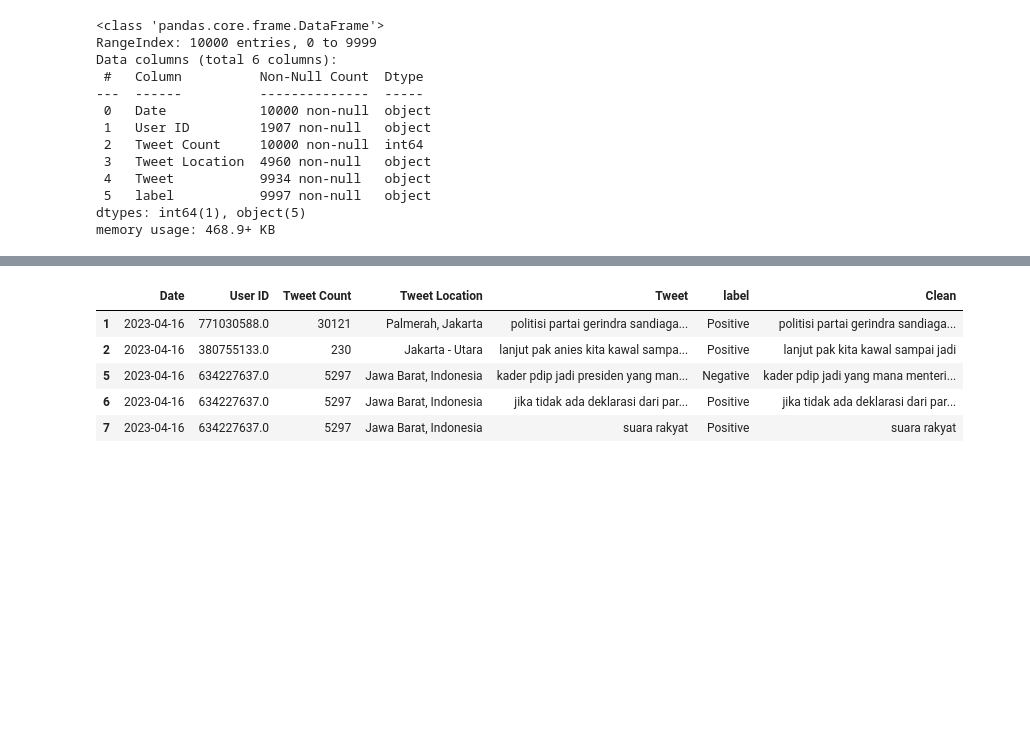
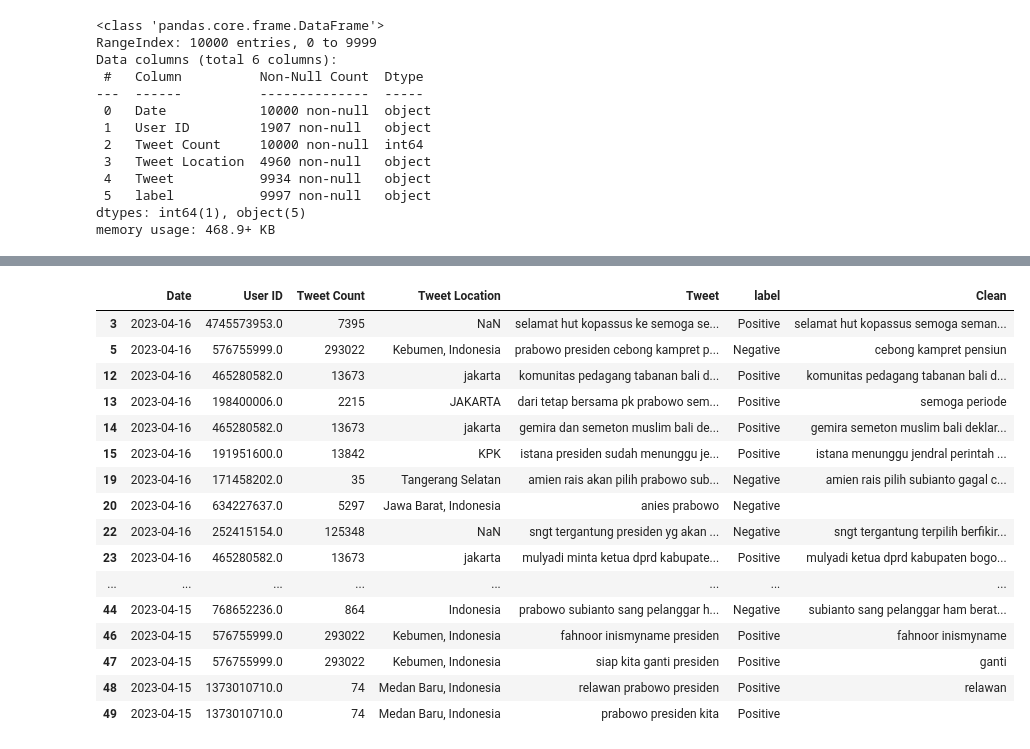
Before and after one commit to ghazafm/twitter-sentiment-analysis, a Jupyter notebook: preprocessing/EDA/forEDA.ipynb, the cells around one changed output, grey strips where cells are left out. Drawn from its saved outputs; the diff is of its cells as text; code cells hidden in the pictures; blank space fills up the shorter version.

```diff
--- a/preprocessing/EDA/forEDA.ipynb
+++ b/preprocessing/EDA/forEDA.ipynb
@@ -73,15 +93,26 @@ def clean_tweet(content):
 df_anis['Clean'] = df_anis['Tweet'].apply(clean_tweet)
 df_prabowo['Clean'] = df_prabowo['Tweet'].apply(clean_tweet)
 df_ganjar['Clean'] = df_anis['Tweet'].apply(clean_tweet)
-# %%
-df_anis.head()
-# %% [output]
-|  | Date | User ID | Tweet Count | Tweet Location | Tweet | label | Clean |
-| 1 | 2023-04-16 | 771030588.0 | 30121 | Palmerah, Jakarta | politisi partai gerindra sandiaga... | Positive | politisi partai gerindra sandiaga... |
-| 2 | 2023-04-16 | 380755133.0 | 230 | Jakarta - Utara | lanjut pak anies kita kawal sampa... | Positive | lanjut pak kita kawal sampai jadi |
-| 5 | 2023-04-16 | 634227637.0 | 5297 | Jawa Barat, Indonesia | kader pdip jadi presiden yang man... | Negative | kader pdip jadi yang mana menteri... |
-| 6 | 2023-04-16 | 634227637.0 | 5297 | Jawa Barat, Indonesia | jika tidak ada deklarasi dari par... | Positive | jika tidak ada deklarasi dari par... |
-| 7 | 2023-04-16 | 634227637.0 | 5297 | Jawa Barat, Indonesia | suara rakyat | Positive | suara rakyat |
+# %%
+df_prabowo.head(20)
+# %% [output]
+|  | Date | User ID | Tweet Count | Tweet Location | Tweet | label | Clean |
+| 3 | 2023-04-16 | 4745573953.0 | 7395 | NaN | selamat hut kopassus ke semoga se... | Positive | selamat hut kopassus semoga seman... |
+| 5 | 2023-04-16 | 576755999.0 | 293022 | Kebumen, Indonesia | prabowo presiden cebong kampret p... | Negative | cebong kampret pensiun |
+| 12 | 2023-04-16 | 465280582.0 | 13673 | jakarta | komunitas pedagang tabanan bali d... | Positive | komunitas pedagang tabanan bali d... |
+| 13 | 2023-04-16 | 198400006.0 | 2215 | JAKARTA | dari tetap bersama pk prabowo sem... | Positive | semoga periode |
+| 14 | 2023-04-16 | 465280582.0 | 13673 | jakarta | gemira dan semeton muslim bali de... | Positive | gemira semeton muslim bali deklar... |
+| 15 | 2023-04-16 | 191951600.0 | 13842 | KPK | istana presiden sudah menunggu je... | Positive | istana menunggu jendral perintah ... |
+| 19 | 2023-04-16 | 171458202.0 | 35 | Tangerang Selatan | amien rais akan pilih prabowo sub... | Negative | amien rais pilih subianto gagal c... |
+| 20 | 2023-04-16 | 634227637.0 | 5297 | Jawa Barat, Indonesia | anies prabowo | Negative |  |
+| 22 | 2023-04-16 | 252415154.0 | 125348 | NaN | sngt tergantung presiden yg akan ... | Negative | sngt tergantung terpilih berfikir... |
+| 23 | 2023-04-16 | 465280582.0 | 13673 | jakarta | mulyadi minta ketua dprd kabupate... | Positive | mulyadi ketua dprd kabupaten bogo... |
+| ... | ... | ... | ... | ... | ... | ... | ... |
+| 44 | 2023-04-15 | 768652236.0 | 864 | Indonesia | prabowo subianto sang pelanggar h... | Negative | subianto sang pelanggar ham berat... |
+| 46 | 2023-04-15 | 576755999.0 | 293022 | Kebumen, Indonesia | fahnoor inismyname presiden | Positive | fahnoor inismyname |
+| 47 | 2023-04-15 | 576755999.0 | 293022 | Kebumen, Indonesia | siap kita ganti presiden | Positive | ganti |
+| 48 | 2023-04-15 | 1373010710.0 | 74 | Medan Baru, Indonesia | relawan prabowo presiden | Positive | relawan |
+| 49 | 2023-04-15 | 1373010710.0 | 74 | Medan Baru, Indonesia | prabowo presiden kita | Positive |  |
 # %%
 dir = os.getcwd()
 
```
Also changed, not shown: parts of 2 cells of this notebook, 5 other files.
